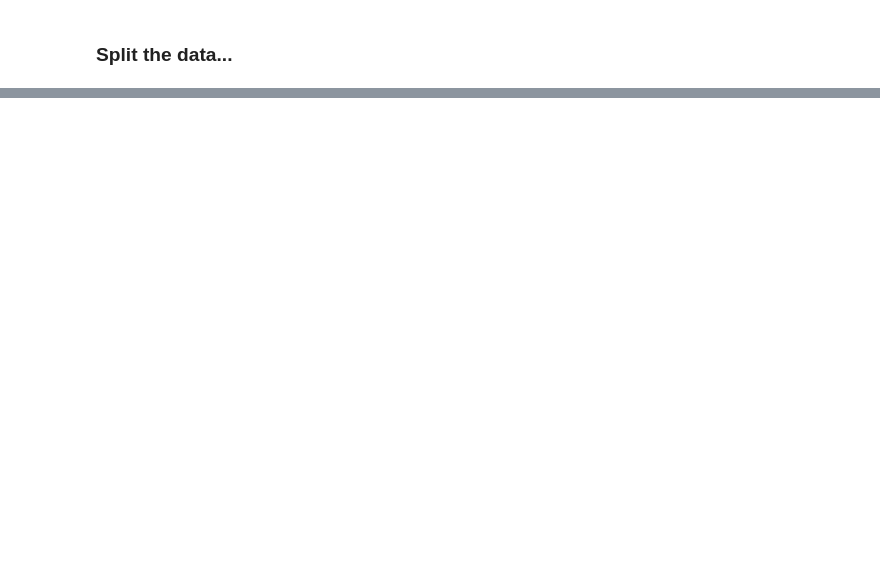
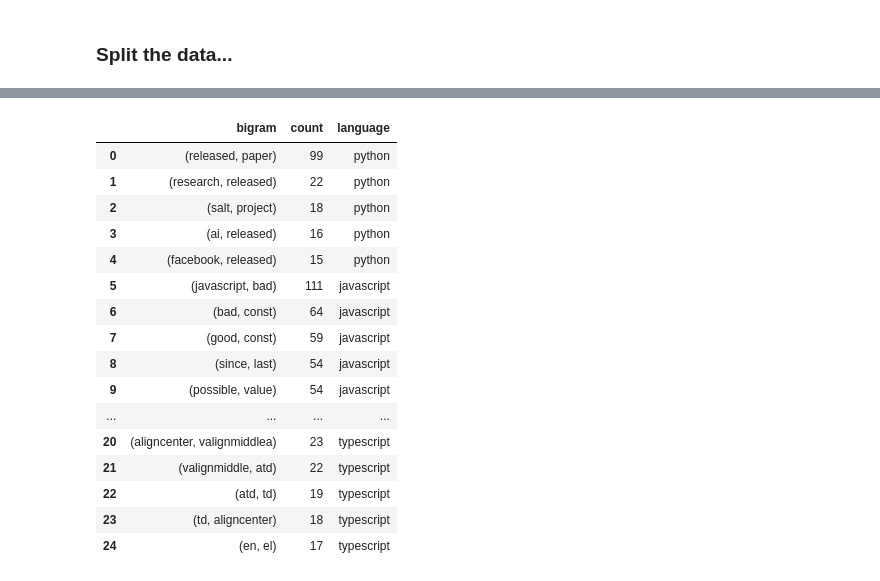
Before and after one commit to team2-nlp-project/team2-nlp-project, a Jupyter notebook: jerry_workbook.ipynb, the cells around one changed output, grey strips where cells are left out. Saved outputs shown, nothing was run; the diff lists cells and outputs as text; code cells hidden in the pictures; blank space fills up the shorter version.

```diff
--- a/jerry_workbook.ipynb
+++ b/jerry_workbook.ipynb
@@ -596,3 +605,4 @@ df.head()
 # %%
-train, validate, test = p.split_data(df)
+train, validate, test = split_data(df)
+train.shape[0], validate.shape[0], test.shape[0]
 # %% [output]
@@ -603,0 +706,26 @@ train.language.value_counts().head(5)
+# %%
+python_df = top10_python_bigrams.reset_index().rename(columns={'index':'bigram', 0:'count'}).assign(language = 'python').head(5)
+javascript_df = top10_javascript_bigrams.reset_index().rename(columns={'index':'bigram', 0:'count'}).assign(language = 'javascript').head(5)
+c_df = top10_c_bigrams.reset_index().rename(columns={'index':'bigram', 0:'count'}).assign(language = 'c#').head(5)
+java_df = top10_java_bigrams.reset_index().rename(columns={'index':'bigram', 0:'count'}).assign(language = 'java').head(5)
+typescript_df = top10_typescript_bigrams.reset_index().rename(columns={'index':'bigram', 0:'count'}).assign(language = 'typescript').head(5)
+bigrams_df = python_df.append([javascript_df, c_df, java_df, typescript_df], ignore_index=True)
+bigrams_df
+# %% [output]
+|  | bigram | count | language |
+| 0 | (released, paper) | 99 | python |
+| 1 | (research, released) | 22 | python |
+| 2 | (salt, project) | 18 | python |
+| 3 | (ai, released) | 16 | python |
+| 4 | (facebook, released) | 15 | python |
+| 5 | (javascript, bad) | 111 | javascript |
+| 6 | (bad, const) | 64 | javascript |
+| 7 | (good, const) | 59 | javascript |
+| 8 | (since, last) | 54 | javascript |
+| 9 | (possible, value) | 54 | javascript |
+| ... | ... | ... | ... |
+| 20 | (aligncenter, valignmiddlea) | 23 | typescript |
+| 21 | (valignmiddle, atd) | 22 | typescript |
+| 22 | (atd, td) | 19 | typescript |
+| 23 | (td, aligncenter) | 18 | typescript |
+| 24 | (en, el) | 17 | typescript |
```
Also changed, not shown: parts of 18 cells of this notebook, 1 other file.
